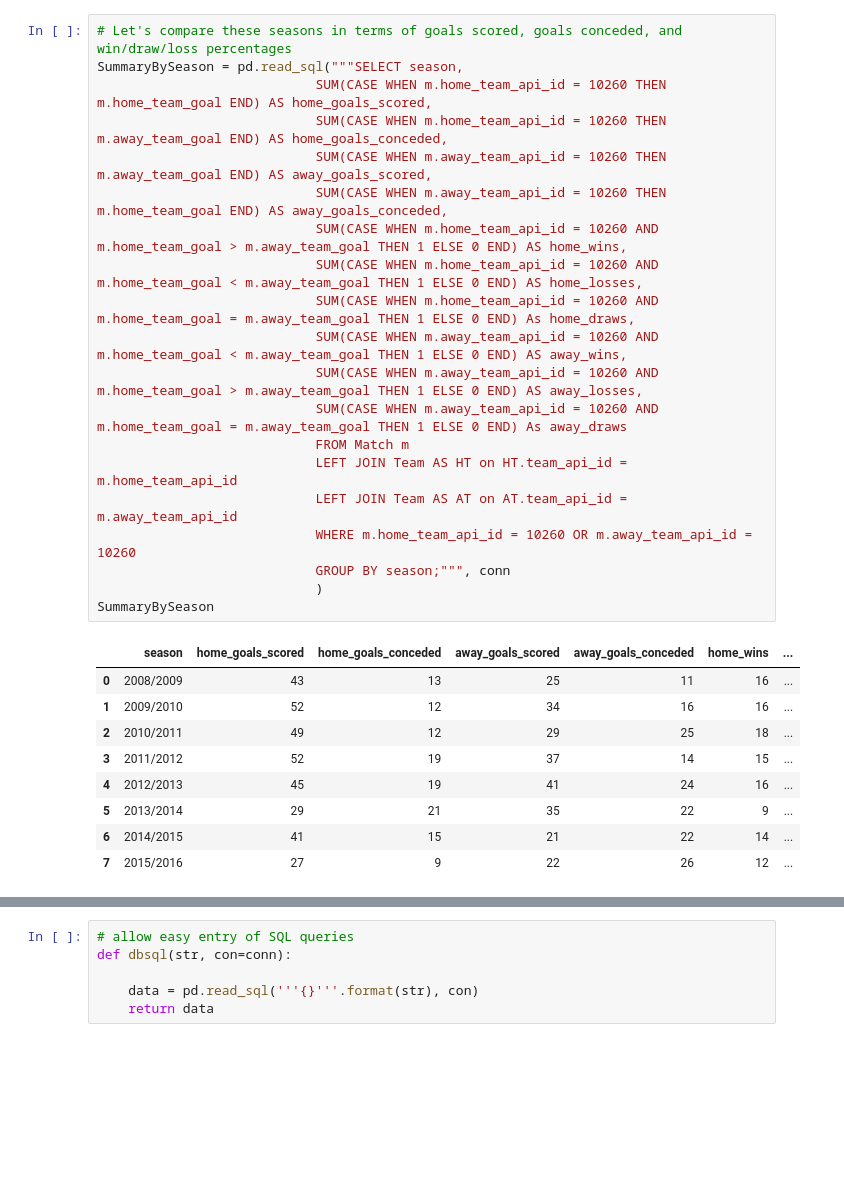
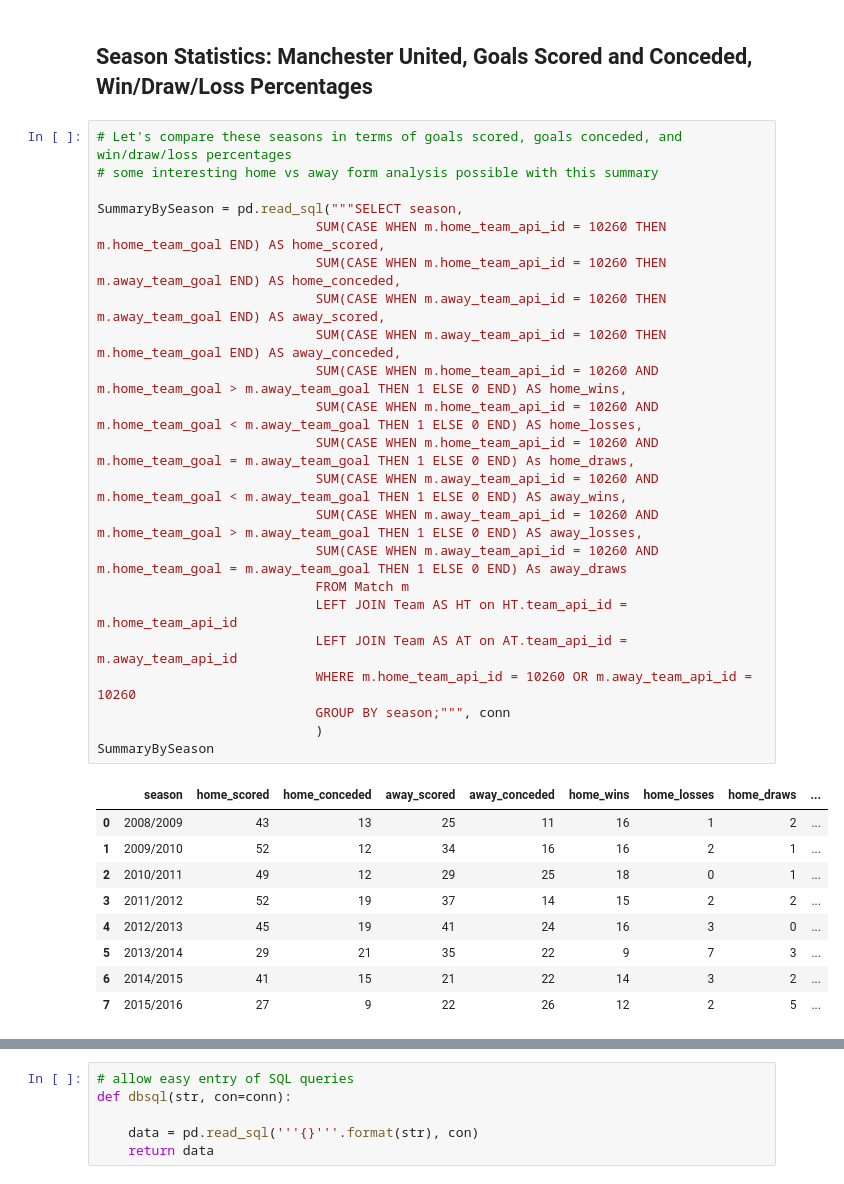
Before and after one commit to clintyr/football-data-analysis, a Jupyter notebook: Football_analysis.ipynb, the cells around one changed output, grey strips where cells are left out. Saved outputs shown, nothing was run; the diff lists cells and outputs as text; blank space fills up the shorter version.

Commit message:
further analysis
further fixture data exploration

```diff
--- a/Football_analysis.ipynb
+++ b/Football_analysis.ipynb
@@ -89,33 +217,37 @@ mun_12 = pd.read_sql("""SELECT match.id,
+# %% [markdown]
+## **Season Statistics: Manchester United, Goals Scored and Conceded, Win/Draw/Loss Percentages**
 # %%
 # Let's compare these seasons in terms of goals scored, goals conceded, and win/draw/loss percentages
+# some interesting home vs away form analysis possible with this summary
+
 SummaryBySeason = pd.read_sql("""SELECT season,
-                            SUM(CASE WHEN m.home_team_api_id = 10260 THEN m.home_team_goal END) AS home_goals_scored,
-                            SUM(CASE WHEN m.home_team_api_id = 10260 THEN m.away_team_goal END) AS home_goals_conceded,
-                            SUM(CASE WHEN m.away_team_api_id = 10260 THEN m.away_team_goal END) AS away_goals_scored,
-                            SUM(CASE WHEN m.away_team_api_id = 10260 THEN m.home_team_goal END) AS away_goals_conceded,
+                            SUM(CASE WHEN m.home_team_api_id = 10260 THEN m.home_team_goal END) AS home_scored,
+                            SUM(CASE WHEN m.home_team_api_id = 10260 THEN m.away_team_goal END) AS home_conceded,
+                            SUM(CASE WHEN m.away_team_api_id = 10260 THEN m.away_team_goal END) AS away_scored,
+                            SUM(CASE WHEN m.away_team_api_id = 10260 THEN m.home_team_goal END) AS away_conceded,
                             SUM(CASE WHEN m.home_team_api_id = 10260 AND m.home_team_goal > m.away_team_goal THEN 1 ELSE 0 END) AS home_wins,
                             SUM(CASE WHEN m.home_team_api_id = 10260 AND m.home_team_goal < m.away_team_goal THEN 1 ELSE 0 END) AS home_losses,
                             SUM(CASE WHEN m.home_team_api_id = 10260 AND m.home_team_goal = m.away_team_goal THEN 1 ELSE 0 END) As home_draws,
                             SUM(CASE WHEN m.away_team_api_id = 10260 AND m.home_team_goal < m.away_team_goal THEN 1 ELSE 0 END) AS away_wins,
                             SUM(CASE WHEN m.away_team_api_id = 10260 AND m.home_team_goal > m.away_team_goal THEN 1 ELSE 0 END) AS away_losses,
                             SUM(CASE WHEN m.away_team_api_id = 10260 AND m.home_team_goal = m.away_team_goal THEN 1 ELSE 0 END) As away_draws
                             FROM Match m
                             LEFT JOIN Team AS HT on HT.team_api_id = m.home_team_api_id
                             LEFT JOIN Team AS AT on AT.team_api_id = m.away_team_api_id
                             WHERE m.home_team_api_id = 10260 OR m.away_team_api_id = 10260
                             GROUP BY season;""", conn
                             )
 SummaryBySeason
 # %% [output]
-|  | season | home_goals_scored | home_goals_conceded | away_goals_scored | away_goals_conceded | home_wins | ... |
-| 0 | 2008/2009 | 43 | 13 | 25 | 11 | 16 | ... |
-| 1 | 2009/2010 | 52 | 12 | 34 | 16 | 16 | ... |
-| 2 | 2010/2011 | 49 | 12 | 29 | 25 | 18 | ... |
-| 3 | 2011/2012 | 52 | 19 | 37 | 14 | 15 | ... |
-| 4 | 2012/2013 | 45 | 19 | 41 | 24 | 16 | ... |
-| 5 | 2013/2014 | 29 | 21 | 35 | 22 | 9 | ... |
-| 6 | 2014/2015 | 41 | 15 | 21 | 22 | 14 | ... |
-| 7 | 2015/2016 | 27 | 9 | 22 | 26 | 12 | ... |
+|  | season | home_scored | home_conceded | away_scored | away_conceded | home_wins | home_losses | home_draws | ... |
+| 0 | 2008/2009 | 43 | 13 | 25 | 11 | 16 | 1 | 2 | ... |
+| 1 | 2009/2010 | 52 | 12 | 34 | 16 | 16 | 2 | 1 | ... |
+| 2 | 2010/2011 | 49 | 12 | 29 | 25 | 18 | 0 | 1 | ... |
+| 3 | 2011/2012 | 52 | 19 | 37 | 14 | 15 | 2 | 2 | ... |
+| 4 | 2012/2013 | 45 | 19 | 41 | 24 | 16 | 3 | 0 | ... |
+| 5 | 2013/2014 | 29 | 21 | 35 | 22 | 9 | 7 | 3 | ... |
+| 6 | 2014/2015 | 41 | 15 | 21 | 22 | 14 | 3 | 2 | ... |
+| 7 | 2015/2016 | 27 | 9 | 22 | 26 | 12 | 2 | 5 | ... |
 # %%
 condensedSummary = pd.DataFrame()
 condensedSummary['total_games_played'] = SummaryBySeason['home_wins'] + SummaryBySeason['home_losses'] + SummaryBySeason['home_draws'] + SummaryBySeason["away_wins"] + SummaryBySeason["away_losses"] + SummaryBySeason["away_draws"]
```
Also changed, not shown: parts of 36 cells of this notebook.
